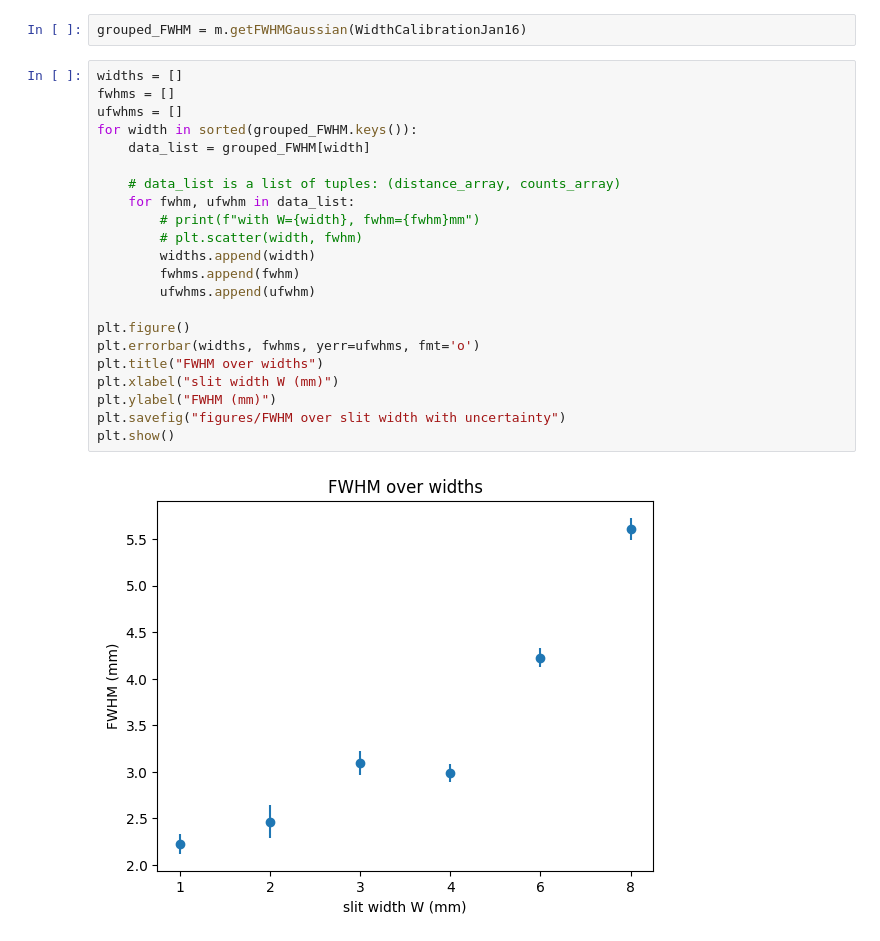
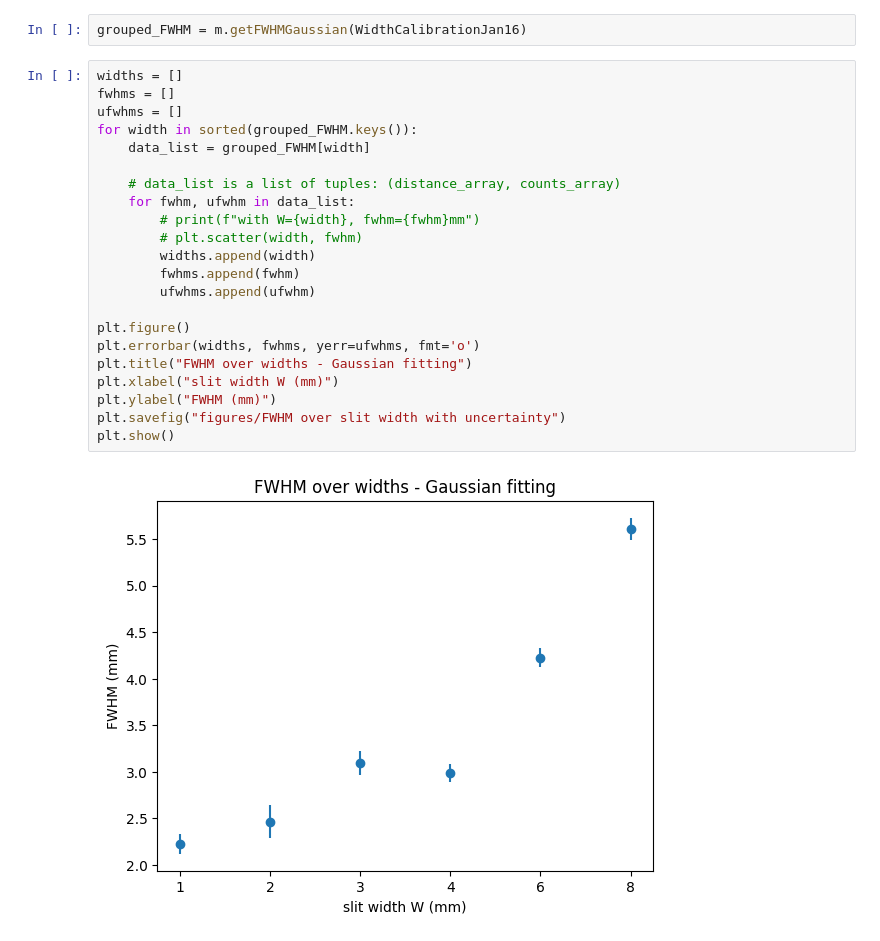
Before and after one commit to MarkZhit/PHYS409-PET, a Jupyter notebook: VaryWidth.ipynb, the cells around one changed output. Saved outputs shown, nothing was run; the diff lists cells and outputs as text.

```diff
--- a/VaryWidth.ipynb
+++ b/VaryWidth.ipynb
@@ -98,27 +99,27 @@ grouped_FWHM = m.getFWHMGaussian(WidthCalibrationJan16)
 # %%
 widths = []
 fwhms = []
 ufwhms = []
 for width in sorted(grouped_FWHM.keys()):
     data_list = grouped_FWHM[width]
 
     # data_list is a list of tuples: (distance_array, counts_array)
     for fwhm, ufwhm in data_list:
         # print(f"with W={width}, fwhm={fwhm}mm")
         # plt.scatter(width, fwhm)
         widths.append(width)
         fwhms.append(fwhm)
         ufwhms.append(ufwhm)
 
 plt.figure()
 plt.errorbar(widths, fwhms, yerr=ufwhms, fmt='o')
-plt.title("FWHM over widths")
+plt.title("FWHM over widths - Gaussian fitting")
 plt.xlabel("slit width W (mm)")
 plt.ylabel("FWHM (mm)")
 plt.savefig("figures/FWHM over slit width with uncertainty")
 plt.show()
 # %% [output]
-[figure, old version]
+[figure, new version]
 # %%
 def linear_model(x, m, b):
     return m * x + b
```
Also changed, not shown: parts of 3 cells of this notebook, 9 other files.
